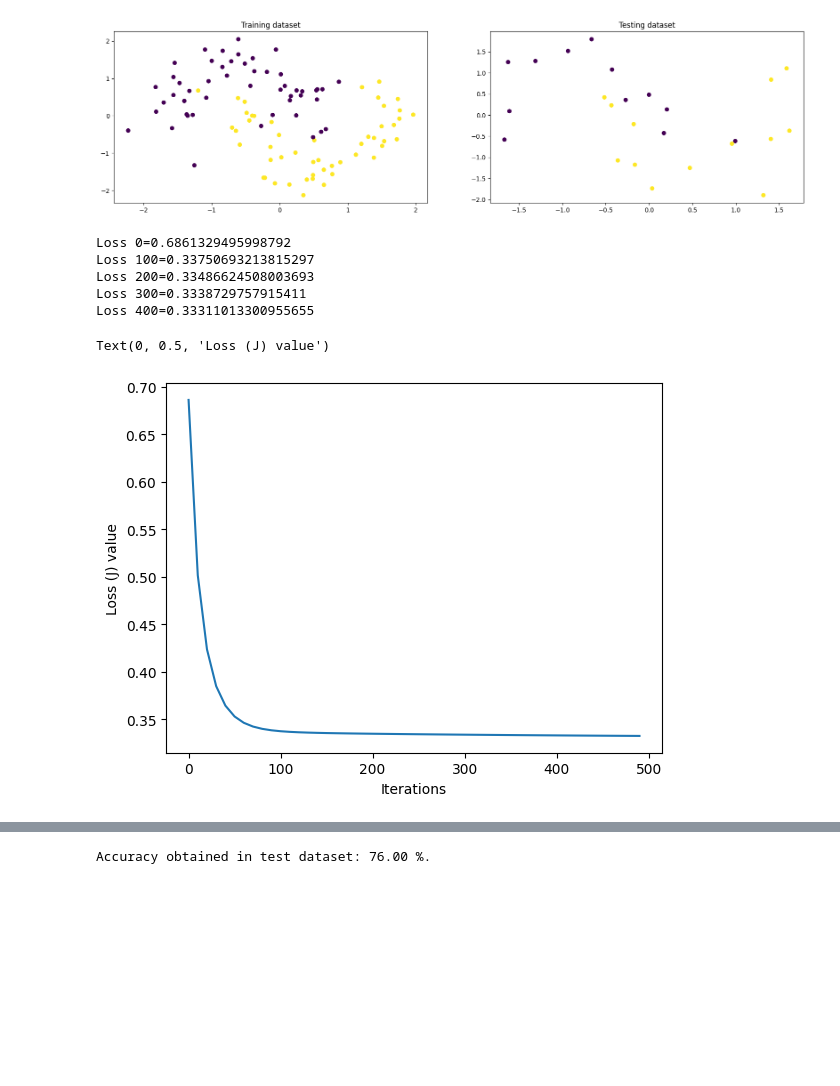
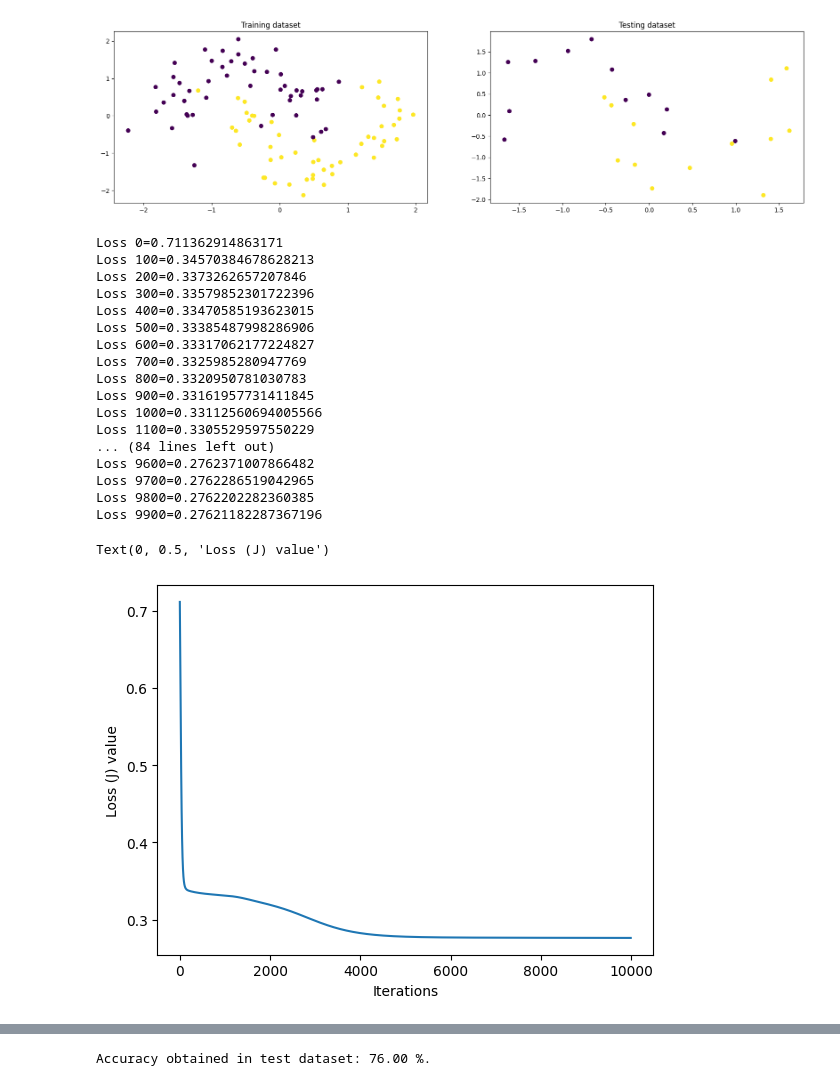
Before and after one commit to LucaFranceschi01/DL-2024, a Jupyter notebook: p1-intro/P1-Questions_Answers.ipynb, the cells around one changed output, grey strips where cells are left out. Cells and saved outputs as stored; diff of their text form; code cells hidden in the pictures; blank space fills up the shorter version.

```diff
--- a/p1-intro/P1-Questions_Answers.ipynb
+++ b/p1-intro/P1-Questions_Answers.ipynb
@@ -172,22 +172,34 @@ def accuracy(y, yHat):
 # %%
 # Instantiate an MLP NN
 mlp = MLP()
 
 #4. Train the MLP, visualize decision boundary in 2D, and plot loss at each iteration
-list_loss = train(mlp, train_df[["X", "Y"]], np.array([train_df.C]).reshape(100, 1), epoch = 500, lr = 0.01)
+list_loss = train(mlp, train_df[["X", "Y"]], np.array([train_df.C]).reshape(100, 1), epoch = 10000, lr = 0.01)
 
 # arange used for better visualization of iterations
 plt.plot(10 * np.arange(len(list_loss)), list_loss)
 plt.xlabel('Iterations')
 plt.ylabel('Loss (J) value')
 # %% [output]
-Loss 0=0.6861329495998792
-Loss 100=0.33750693213815297
-Loss 200=0.33486624508003693
-Loss 300=0.3338729757915411
-Loss 400=0.33311013300955655
+Loss 0=0.711362914863171
+Loss 100=0.34570384678628213
+Loss 200=0.3373262657207846
+Loss 300=0.33579852301722396
+Loss 400=0.33470585193623015
+Loss 500=0.33385487998286906
+Loss 600=0.33317062177224827
+Loss 700=0.3325985280947769
+Loss 800=0.3320950781030783
+Loss 900=0.33161957731411845
+Loss 1000=0.33112560694005566
+Loss 1100=0.3305529597550229
+... (84 lines left out)
+Loss 9600=0.2762371007866482
+Loss 9700=0.2762286519042965
+Loss 9800=0.2762202282360385
+Loss 9900=0.27621182287367196
 Text(0, 0.5, 'Loss (J) value')
-[figure, old version]
+[figure, new version]
 # %%
 # Visualize the decision boundary in 2D of the classification
 xx, yy = np.meshgrid(np.arange(-2, 2, 0.01), np.arange(-2, 2, 0.01))
```
Also changed, not shown: parts of 2 cells of this notebook.
